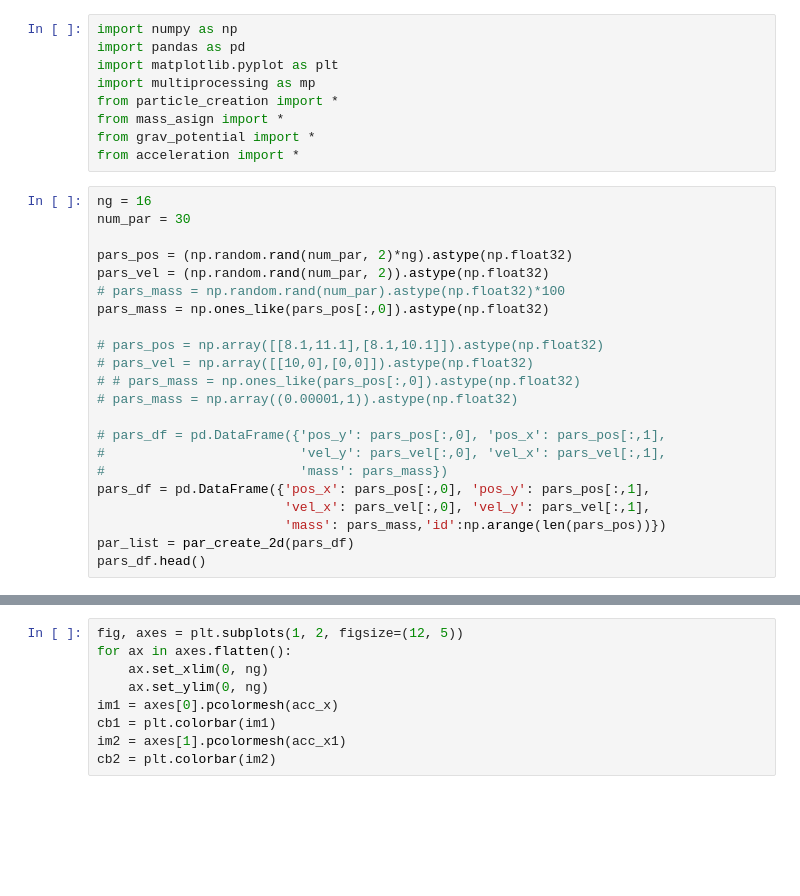
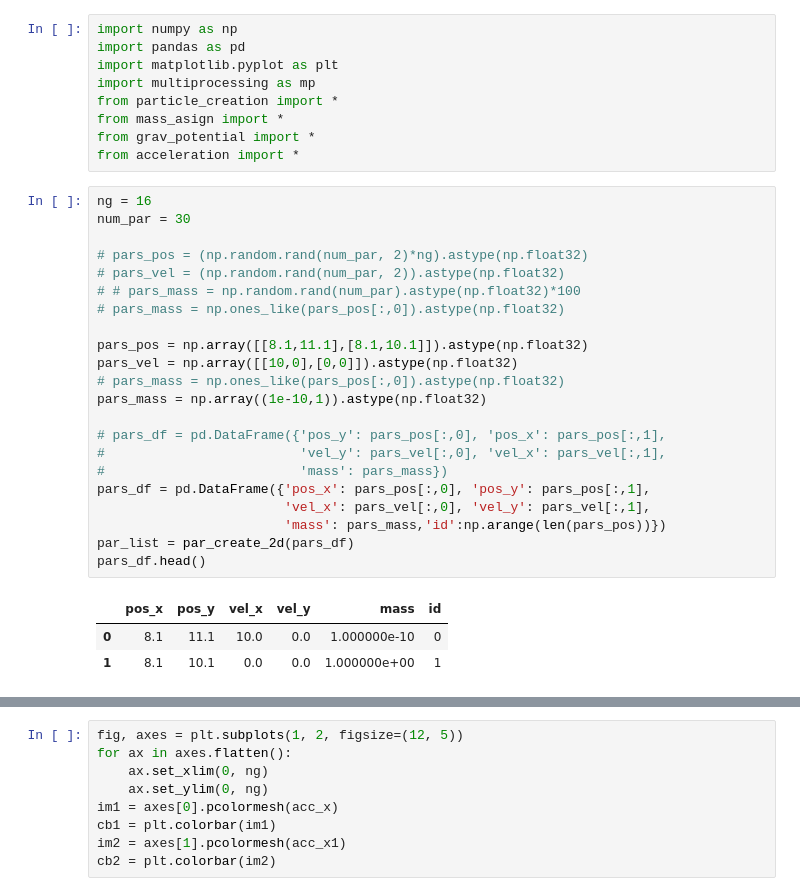
Before and after one commit to Abrygzy/nbodpy, a Jupyter notebook: nbodpy/test_2d.ipynb, the cells around one changed output, grey strips where cells are left out. Drawn from its saved outputs; the diff is of its cells as text; blank space fills up the shorter version.

```diff
--- a/nbodpy/test_2d.ipynb
+++ b/nbodpy/test_2d.ipynb
@@ -10,23 +10,27 @@ from acceleration import *
 # %%
 ng = 16
 num_par = 30
 
-pars_pos = (np.random.rand(num_par, 2)*ng).astype(np.float32)
-pars_vel = (np.random.rand(num_par, 2)).astype(np.float32)
-# pars_mass = np.random.rand(num_par).astype(np.float32)*100
-pars_mass = np.ones_like(pars_pos[:,0]).astype(np.float32)
+# pars_pos = (np.random.rand(num_par, 2)*ng).astype(np.float32)
+# pars_vel = (np.random.rand(num_par, 2)).astype(np.float32)
+# # pars_mass = np.random.rand(num_par).astype(np.float32)*100
+# pars_mass = np.ones_like(pars_pos[:,0]).astype(np.float32)
 
-# pars_pos = np.array([[8.1,11.1],[8.1,10.1]]).astype(np.float32)
-# pars_vel = np.array([[10,0],[0,0]]).astype(np.float32)
-# # pars_mass = np.ones_like(pars_pos[:,0]).astype(np.float32)
-# pars_mass = np.array((0.00001,1)).astype(np.float32)
+pars_pos = np.array([[8.1,11.1],[8.1,10.1]]).astype(np.float32)
+pars_vel = np.array([[10,0],[0,0]]).astype(np.float32)
+# pars_mass = np.ones_like(pars_pos[:,0]).astype(np.float32)
+pars_mass = np.array((1e-10,1)).astype(np.float32)
 
 # pars_df = pd.DataFrame({'pos_y': pars_pos[:,0], 'pos_x': pars_pos[:,1],
 #                         'vel_y': pars_vel[:,0], 'vel_x': pars_vel[:,1],
 #                         'mass': pars_mass})
 pars_df = pd.DataFrame({'pos_x': pars_pos[:,0], 'pos_y': pars_pos[:,1],
                         'vel_x': pars_vel[:,0], 'vel_y': pars_vel[:,1],
                         'mass': pars_mass,'id':np.arange(len(pars_pos))})
 par_list = par_create_2d(pars_df)
 pars_df.head()
+# %% [output]
+|  | pos_x | pos_y | vel_x | vel_y | mass | id |
+| 0 | 8.1 | 11.1 | 10.0 | 0.0 | 1.000000e-10 | 0 |
+| 1 | 8.1 | 10.1 | 0.0 | 0.0 | 1.000000e+00 | 1 |
 # %%
```
Also changed, not shown: parts of 4 cells of this notebook, 6 other files.
